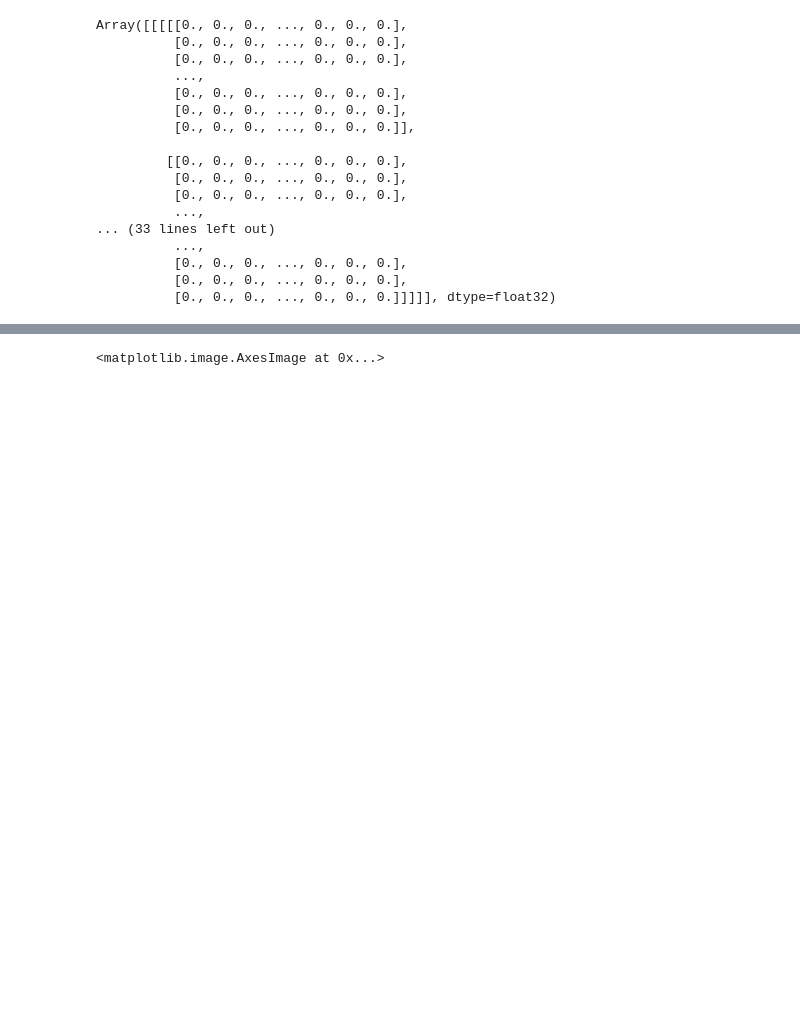
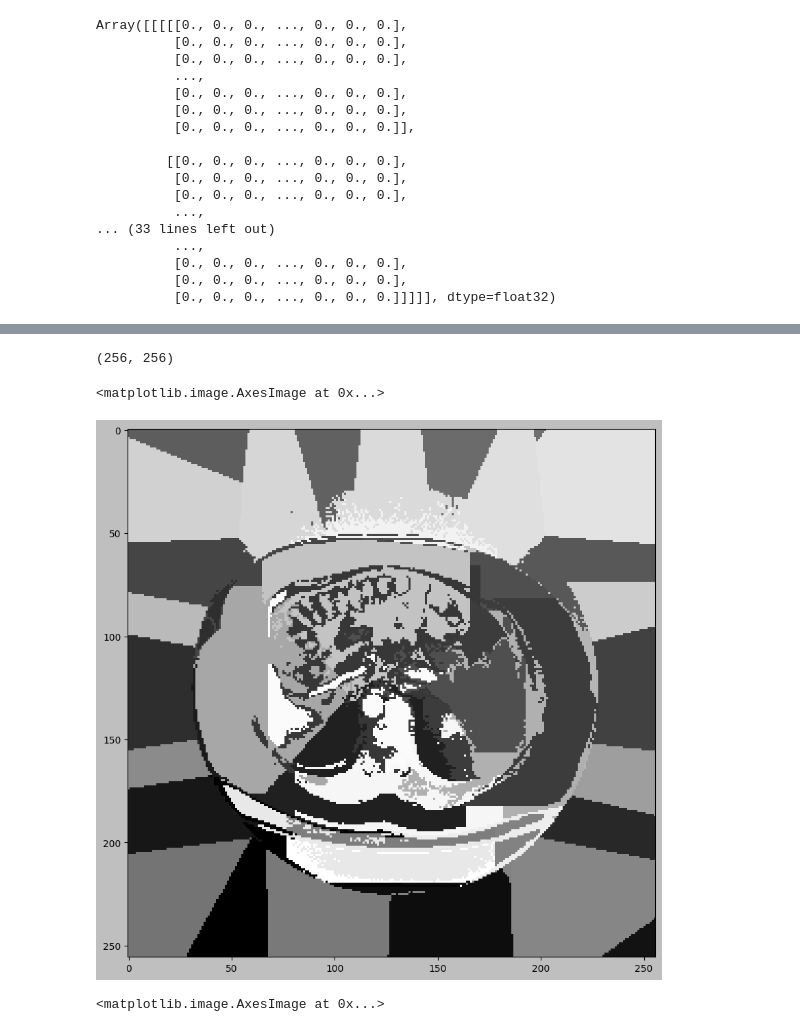
Before and after one commit to jakubMitura14/Jax_cuda_med, a Jupyter notebook: wavelet_recreate_play.ipynb, the cells around one changed output, grey strips where cells are left out. Cells and saved outputs as stored; diff of their text form; code cells hidden in the pictures; blank space fills up the shorter version.

```diff
--- a/wavelet_recreate_play.ipynb
+++ b/wavelet_recreate_play.ipynb
@@ -27,6 +27,7 @@ from testUtils.spleenTest import get_spleen_data
 cached_subj =get_spleen_data()[0]
 sample_3d_ct=cached_subj[0]
 sample_2d_ct=sample_3d_ct[0,0,:,:,64]
+sample_2d_Slic=cached_subj[2][:,:,64]
 # %% [output]
 data loaded from hdf5
 # %%
@@ -60,3 +61,13 @@ sample_2d_ct.shape
+# %%
+print(sample_2d_Slic.shape)
+# sample_2d_Slic=jax.image.resize(sample_2d_Slic, (20,20), "linear")
+plt.figure(figsize=(20, 10))
+# plt.style.use('grayscale')
+plt.imshow(np.rot90(sample_2d_Slic))
+# %% [output]
+(256, 256)
+<matplotlib.image.AxesImage at 0x...>
+[figure, added]
 # %%
 import pywt, scipy.misc
 import jaxwt as jwt
```
Also changed, not shown: parts of 15 cells of this notebook, 12 other files.
